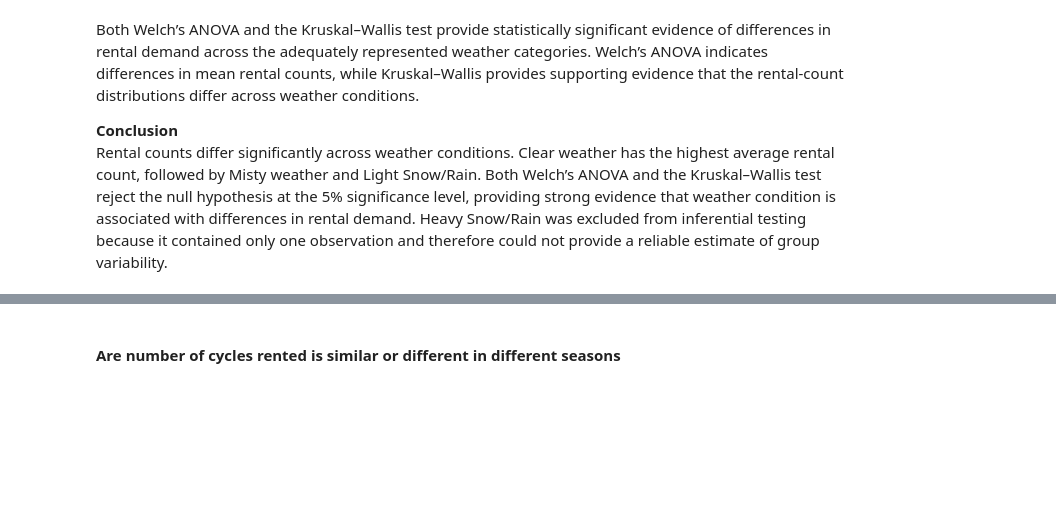
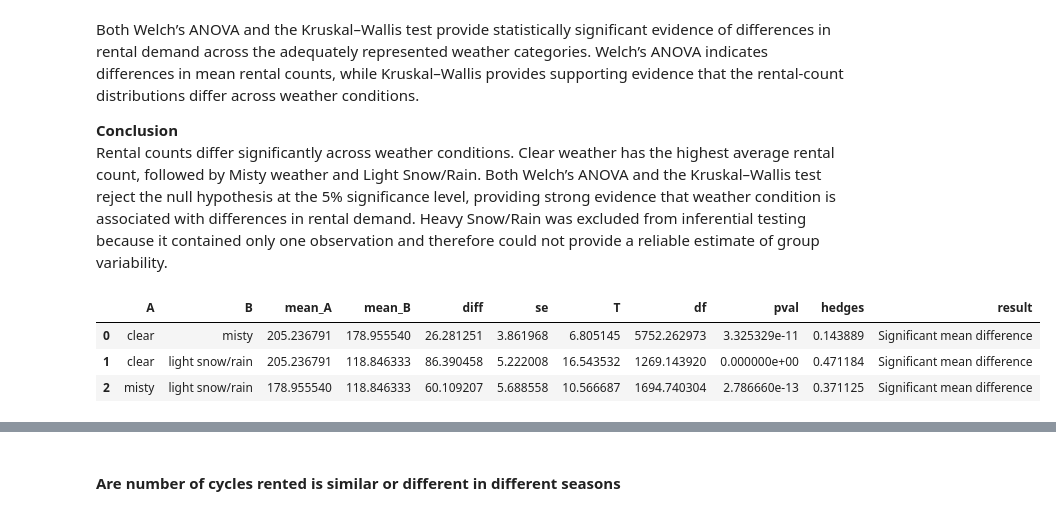
Before and after one commit to Yuvi977/Yulu-Bike-Sharing-Hypothesis-Testing, a Jupyter notebook: Business_Case_Yulu_Hypothesis_Testing.ipynb, the cells around one changed output, grey strips where cells are left out. Saved outputs shown, nothing was run; the diff lists cells and outputs as text; code cells hidden in the pictures; blank space fills up the shorter version.

```diff
--- a/Business_Case_Yulu_Hypothesis_Testing.ipynb
+++ b/Business_Case_Yulu_Hypothesis_Testing.ipynb
@@ -732,3 +820,30 @@ Both Welch’s ANOVA and the Kruskal–Wallis test provide statistically signifi
 
 **Conclusion**
 Rental counts differ significantly across weather conditions. Clear weather has the highest average rental count, followed by Misty weather and Light Snow/Rain. Both Welch’s ANOVA and the Kruskal–Wallis test reject the null hypothesis at the 5% significance level, providing strong evidence that weather condition is associated with differences in rental demand. Heavy Snow/Rain was excluded from inferential testing because it contained only one observation and therefore could not provide a reliable estimate of group variability.
+# %%
+# Testing with Games howell post-hoc to see which weather groups significantly differs
+
+weather_df = df.loc[df["weather"] != "heavy snow/rain"]
+
+weather_posthoc = pg.pairwise_gameshowell(
+    data=weather_df,
+    dv="count",
+    between="weather"
+)
+
+H0 = "No significant mean difference"
+Ha = "Significant mean difference"
+
+alpha = 0.05
+
+weather_posthoc["result"] = [
+    Ha if pval < alpha else H0
+    for pval in weather_posthoc["pval"]
+]
+
+weather_posthoc
+# %% [output]
+|  | A | B | mean_A | mean_B | diff | se | T | df | pval | hedges | result |
+| 0 | clear | misty | 205.236791 | 178.955540 | 26.281251 | 3.861968 | 6.805145 | 5752.262973 | 3.325329e-11 | 0.143889 | Significant mean difference |
+| 1 | clear | light snow/rain | 205.236791 | 118.846333 | 86.390458 | 5.222008 | 16.543532 | 1269.143920 | 0.000000e+00 | 0.471184 | Significant mean difference |
+| 2 | misty | light snow/rain | 178.955540 | 118.846333 | 60.109207 | 5.688558 | 10.566687 | 1694.740304 | 2.786660e-13 | 0.371125 | Significant mean difference |
```
Also changed, not shown: parts of 24 cells of this notebook.
